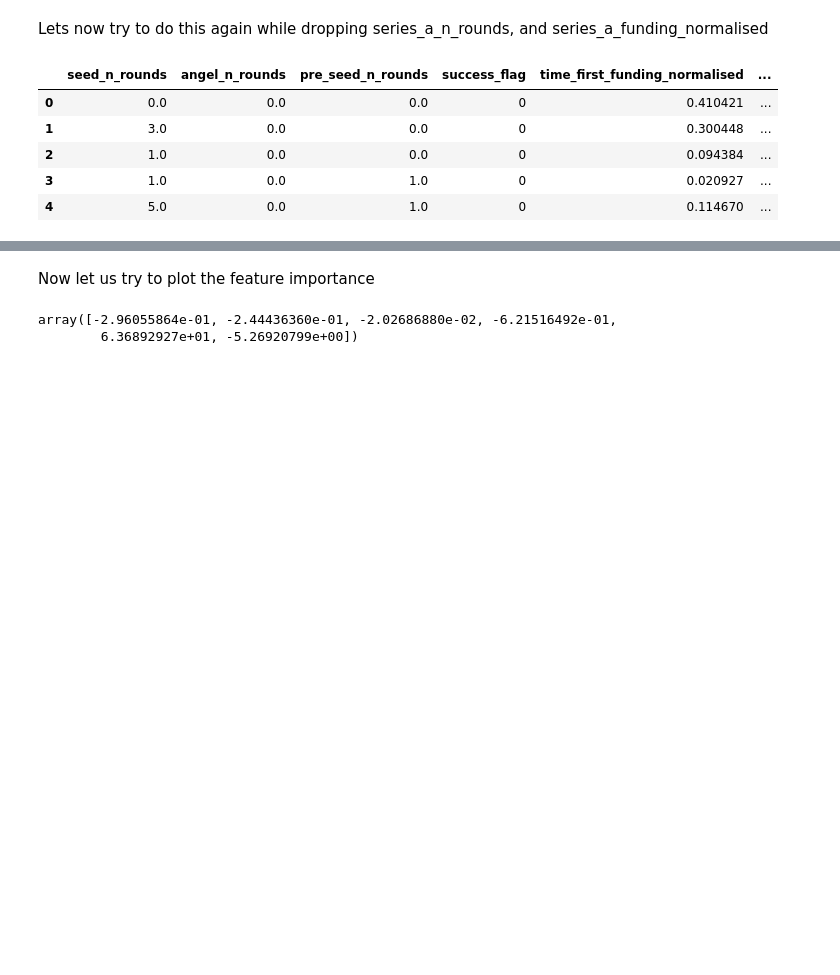
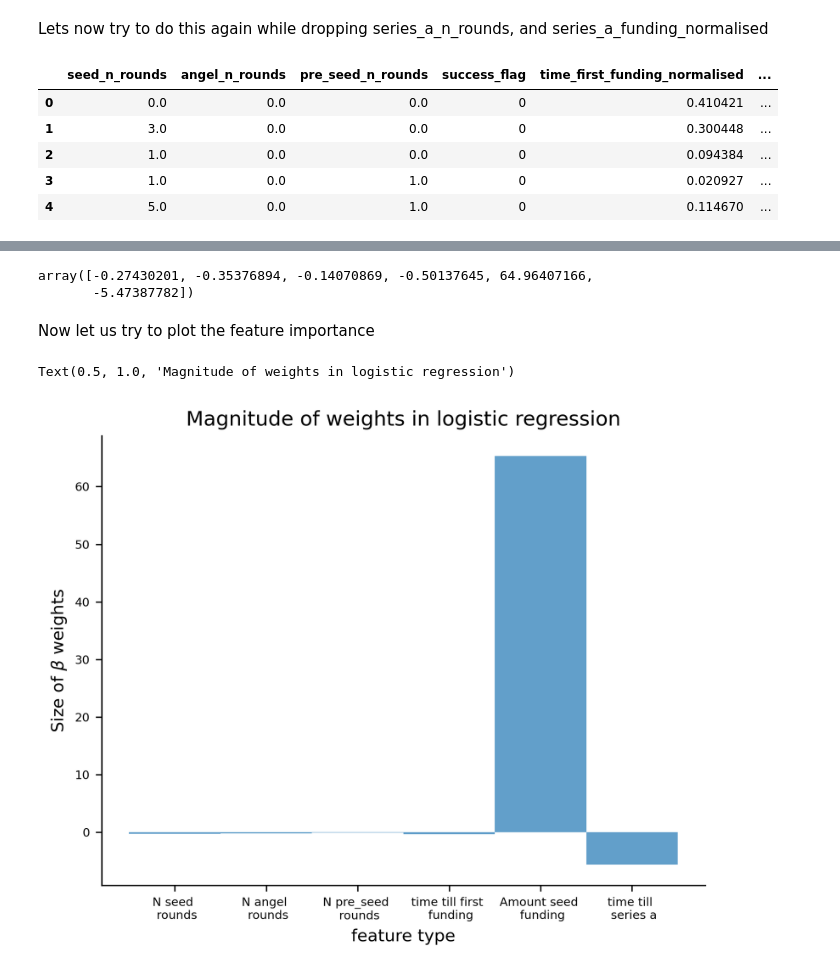
Before and after one commit to velapartners/moneyball-temporal-v1, a Jupyter notebook: LogRegmodelling.ipynb, the cells around one changed output, grey strips where cells are left out. Cells and saved outputs as stored; diff of their text form; code cells hidden in the pictures; blank space fills up the shorter version.

```diff
--- a/LogRegmodelling.ipynb
+++ b/LogRegmodelling.ipynb
@@ -411,7 +433,29 @@ Precision=0.454
+# %%
+log_reg_model_vanilla.coef_[0]
+# %% [output]
+array([-0.27430201, -0.35376894, -0.14070869, -0.50137645, 64.96407166,
+       -5.47387782])
 # %% [markdown]
 Now let us try to plot the feature importance
-# %%
-log_reg_model_vanilla.coef_[0]
-# %% [output]
-array([-2.96055864e-01, -2.44436360e-01, -2.02686880e-02, -6.21516492e-01,
-        6.36892927e+01, -5.26920799e+00])
+# %%
+log_reg_model_vanilla.coef_[0]
+
+# lets plot this for successful companies
+fig, ax = plt.subplots(dpi=300)
+ax.bar(np.arange(1,7), log_reg_model_vanilla.coef_[0], alpha=0.7, width=1.0)
+ax.spines.right.set_visible(False)
+ax.spines.top.set_visible(False)
+ax.set_xticks(np.arange(1,7))
+ax.set_xticklabels(['N seed \n rounds',
+                    'N angel \n rounds',
+                    'N pre_seed \n rounds',
+                    'time till first \n funding',
+                    'Amount seed \n funding',
+                    'time till \n series a'])
+ax.tick_params(axis='both', which='major', labelsize=7)
+ax.set_xlabel("feature type")
+ax.set_ylabel(r'Size of $ \beta $ weights')
+ax.set_title('Magnitude of weights in logistic regression')
+# %% [output]
+Text(0.5, 1.0, 'Magnitude of weights in logistic regression')
+[figure, added]
```
Also changed, not shown: parts of 15 cells of this notebook, 4 other files.
